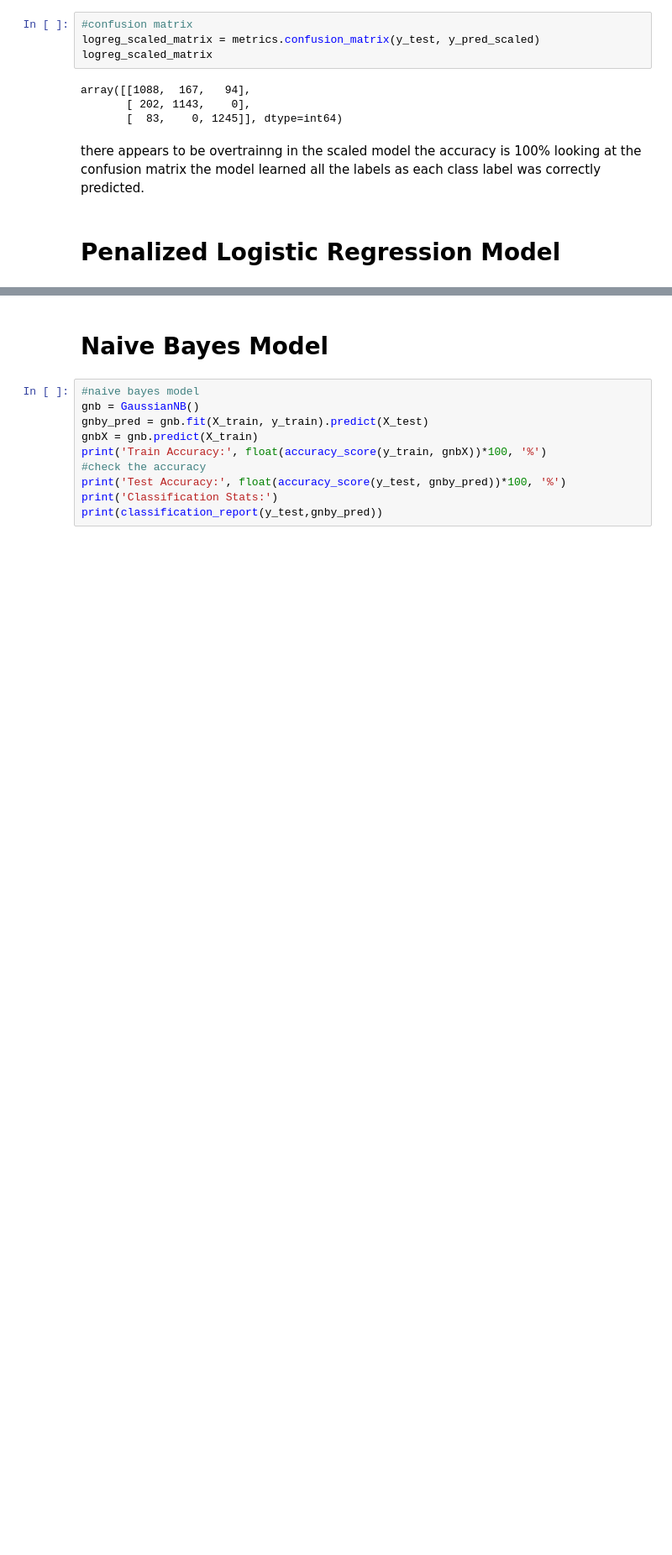
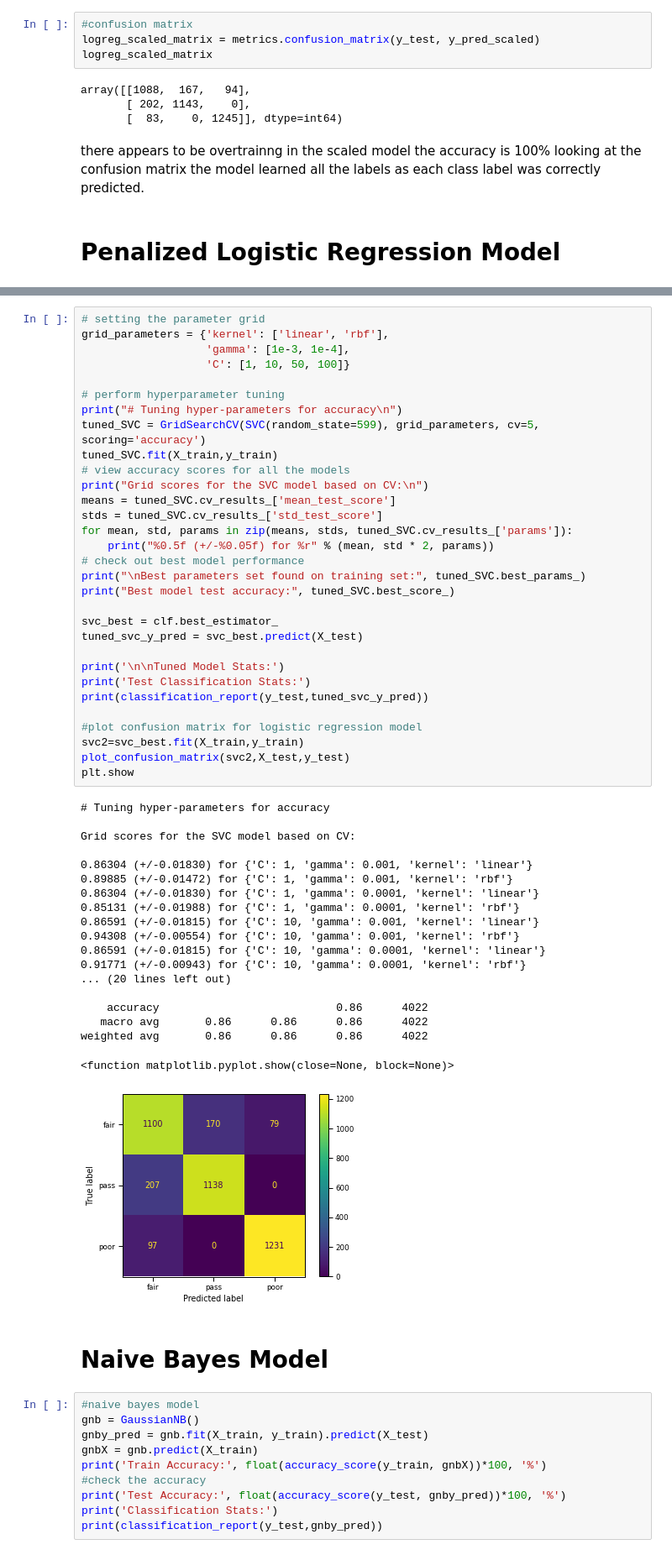
Before and after one commit to Oscar-Gil-Data/ADS-599B, a Jupyter notebook: Code Library Folder/Modeling(LA).ipynb, the cells around one changed output, grey strips where cells are left out. Shown: that part at 84% size. Saved outputs shown, nothing was run; the diff lists cells and outputs as text; blank space fills up the shorter version.

```diff
--- a/Code Library Folder/Modeling(LA).ipynb
+++ b/Code Library Folder/Modeling(LA).ipynb
@@ -299,3 +388,54 @@ weighted avg       0.75      0.76      0.75      4022
+# %%
+# setting the parameter grid
+grid_parameters = {'kernel': ['linear', 'rbf'],
+                   'gamma': [1e-3, 1e-4],
+                   'C': [1, 10, 50, 100]}
+
+# perform hyperparameter tuning
+print("# Tuning hyper-parameters for accuracy\n")
+tuned_SVC = GridSearchCV(SVC(random_state=599), grid_parameters, cv=5, scoring='accuracy')
+tuned_SVC.fit(X_train,y_train)
+# view accuracy scores for all the models
+print("Grid scores for the SVC model based on CV:\n")
+means = tuned_SVC.cv_results_['mean_test_score']
+stds = tuned_SVC.cv_results_['std_test_score']
+for mean, std, params in zip(means, stds, tuned_SVC.cv_results_['params']):
+    print("%0.5f (+/-%0.05f) for %r" % (mean, std * 2, params))
+# check out best model performance
+print("\nBest parameters set found on training set:", tuned_SVC.best_params_)
+print("Best model test accuracy:", tuned_SVC.best_score_)
+
+svc_best = clf.best_estimator_
+tuned_svc_y_pred = svc_best.predict(X_test)
+
+print('\n\nTuned Model Stats:')
+print('Test Classification Stats:')
+print(classification_report(y_test,tuned_svc_y_pred))
+
+#plot confusion matrix for logistic regression model
+svc2=svc_best.fit(X_train,y_train)
+plot_confusion_matrix(svc2,X_test,y_test)
+plt.show
+# %% [output]
+# Tuning hyper-parameters for accuracy
+
+Grid scores for the SVC model based on CV:
+
+0.86304 (+/-0.01830) for {'C': 1, 'gamma': 0.001, 'kernel': 'linear'}
+0.89885 (+/-0.01472) for {'C': 1, 'gamma': 0.001, 'kernel': 'rbf'}
+0.86304 (+/-0.01830) for {'C': 1, 'gamma': 0.0001, 'kernel': 'linear'}
+0.85131 (+/-0.01988) for {'C': 1, 'gamma': 0.0001, 'kernel': 'rbf'}
+0.86591 (+/-0.01815) for {'C': 10, 'gamma': 0.001, 'kernel': 'linear'}
+0.94308 (+/-0.00554) for {'C': 10, 'gamma': 0.001, 'kernel': 'rbf'}
+0.86591 (+/-0.01815) for {'C': 10, 'gamma': 0.0001, 'kernel': 'linear'}
+0.91771 (+/-0.00943) for {'C': 10, 'gamma': 0.0001, 'kernel': 'rbf'}
+... (20 lines left out)
+
+    accuracy                           0.86      4022
+   macro avg       0.86      0.86      0.86      4022
+weighted avg       0.86      0.86      0.86      4022
+<function matplotlib.pyplot.show(close=None, block=None)>
+[figure, added]
 # %% [markdown]
 # Naive Bayes Model
 # %%
```
Also changed, not shown: parts of 12 cells of this notebook.
